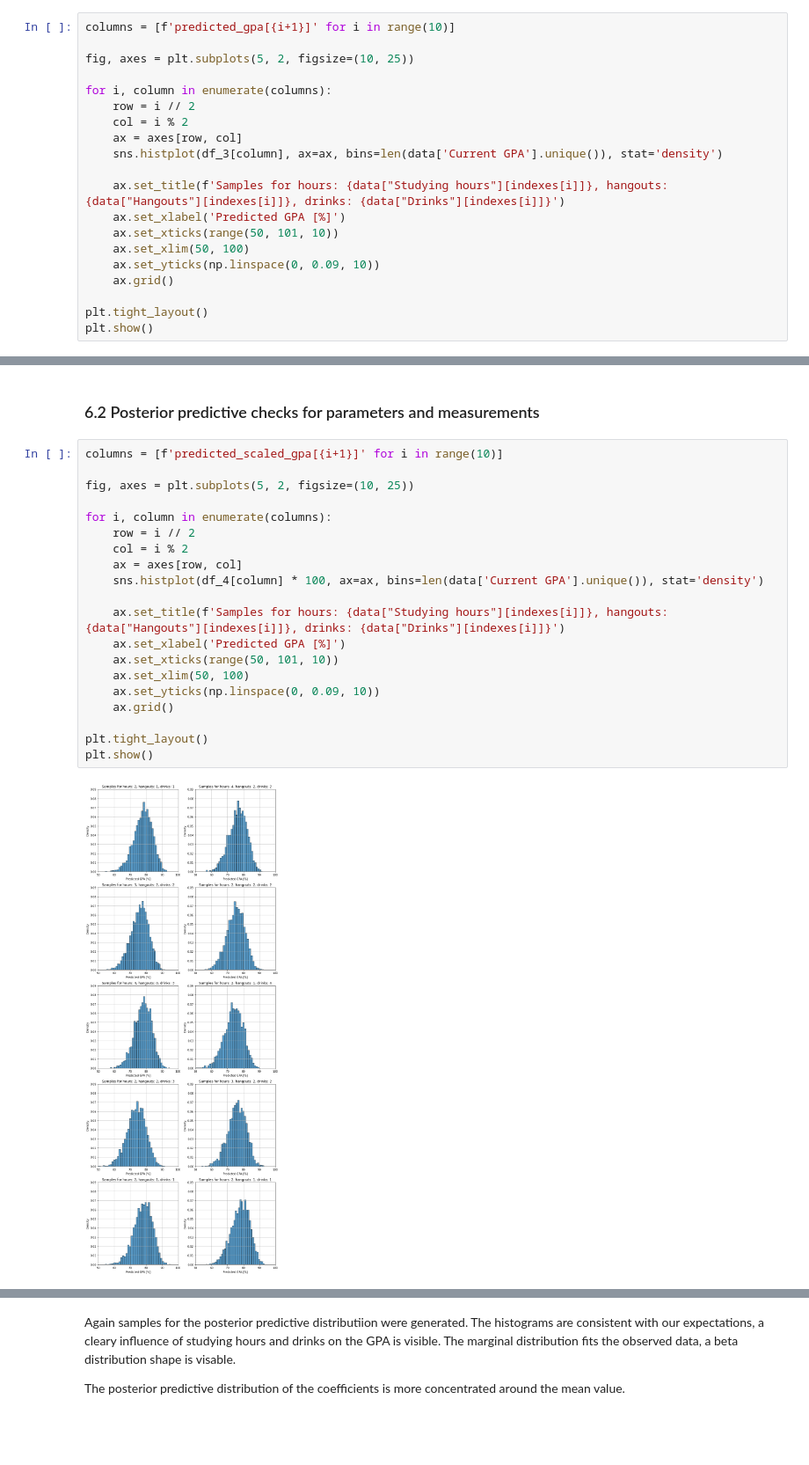
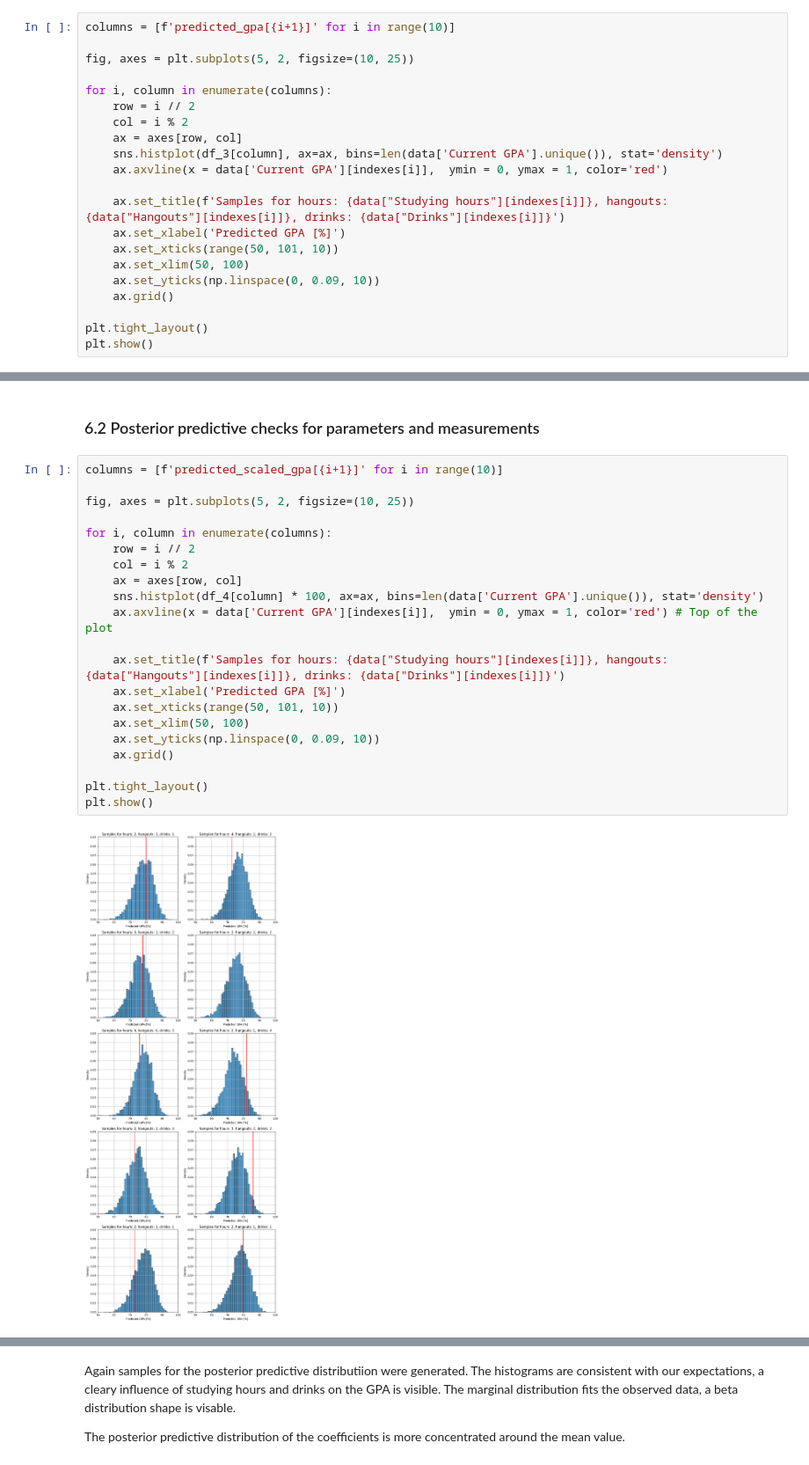
Before and after one commit to DanielJurkowski/DataAnalyticsProject, a Jupyter notebook: notebook.ipynb, the cells around one changed output, grey strips where cells are left out. Shown at 88% size. Drawn from its saved outputs; the diff is of its cells as text; blank space fills up the shorter version.

```diff
--- a/notebook.ipynb
+++ b/notebook.ipynb
@@ -801,6 +810,7 @@ for i, column in enumerate(columns):
     col = i % 2
     ax = axes[row, col]
     sns.histplot(df_3[column], ax=ax, bins=len(data['Current GPA'].unique()), stat='density')
+    ax.axvline(x = data['Current GPA'][indexes[i]],  ymin = 0, ymax = 1, color='red')
 
     ax.set_title(f'Samples for hours: {data["Studying hours"][indexes[i]]}, hangouts: {data["Hangouts"][indexes[i]]}, drinks: {data["Drinks"][indexes[i]]}')
     ax.set_xlabel('Predicted GPA [%]')
@@ -888,25 +913,26 @@ INFO:cmdstanpy:CmdStan done processing.
 # %%
 columns = [f'predicted_scaled_gpa[{i+1}]' for i in range(10)]
 
 fig, axes = plt.subplots(5, 2, figsize=(10, 25))
 
 for i, column in enumerate(columns):
     row = i // 2
     col = i % 2
     ax = axes[row, col]
     sns.histplot(df_4[column] * 100, ax=ax, bins=len(data['Current GPA'].unique()), stat='density')
+    ax.axvline(x = data['Current GPA'][indexes[i]],  ymin = 0, ymax = 1, color='red') # Top of the plot
 
     ax.set_title(f'Samples for hours: {data["Studying hours"][indexes[i]]}, hangouts: {data["Hangouts"][indexes[i]]}, drinks: {data["Drinks"][indexes[i]]}')
     ax.set_xlabel('Predicted GPA [%]')
     ax.set_xticks(range(50, 101, 10))
     ax.set_xlim(50, 100)
     ax.set_yticks(np.linspace(0, 0.09, 10))
     ax.grid()
 
 plt.tight_layout()
 plt.show()
 # %% [output]
-[figure, old version]
+[figure, new version]
 # %%
 parameters = ['theta_1', 'theta_2', 'theta_3', 'theta_4', 'theta_5']
 
```
Also changed, not shown: parts of 32 cells of this notebook, 1 other file.
